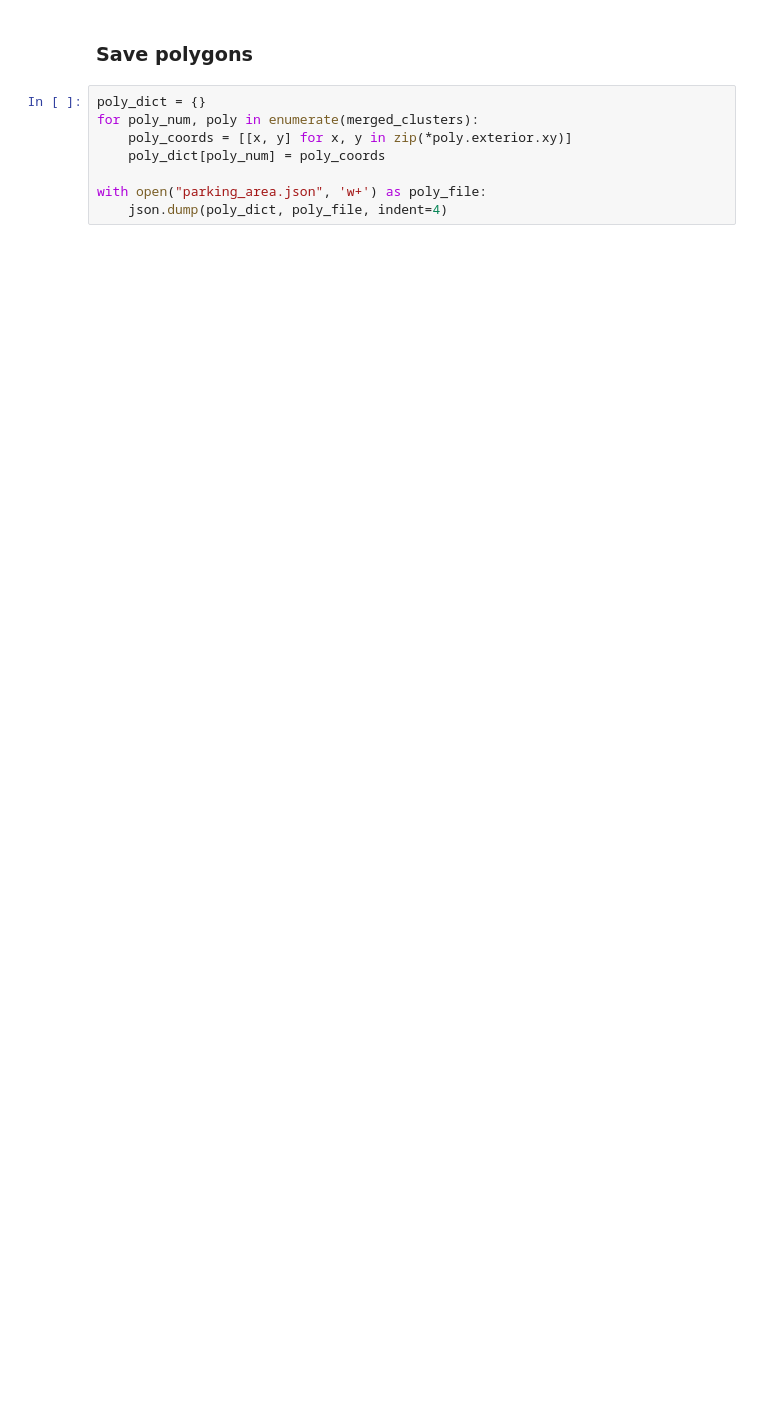
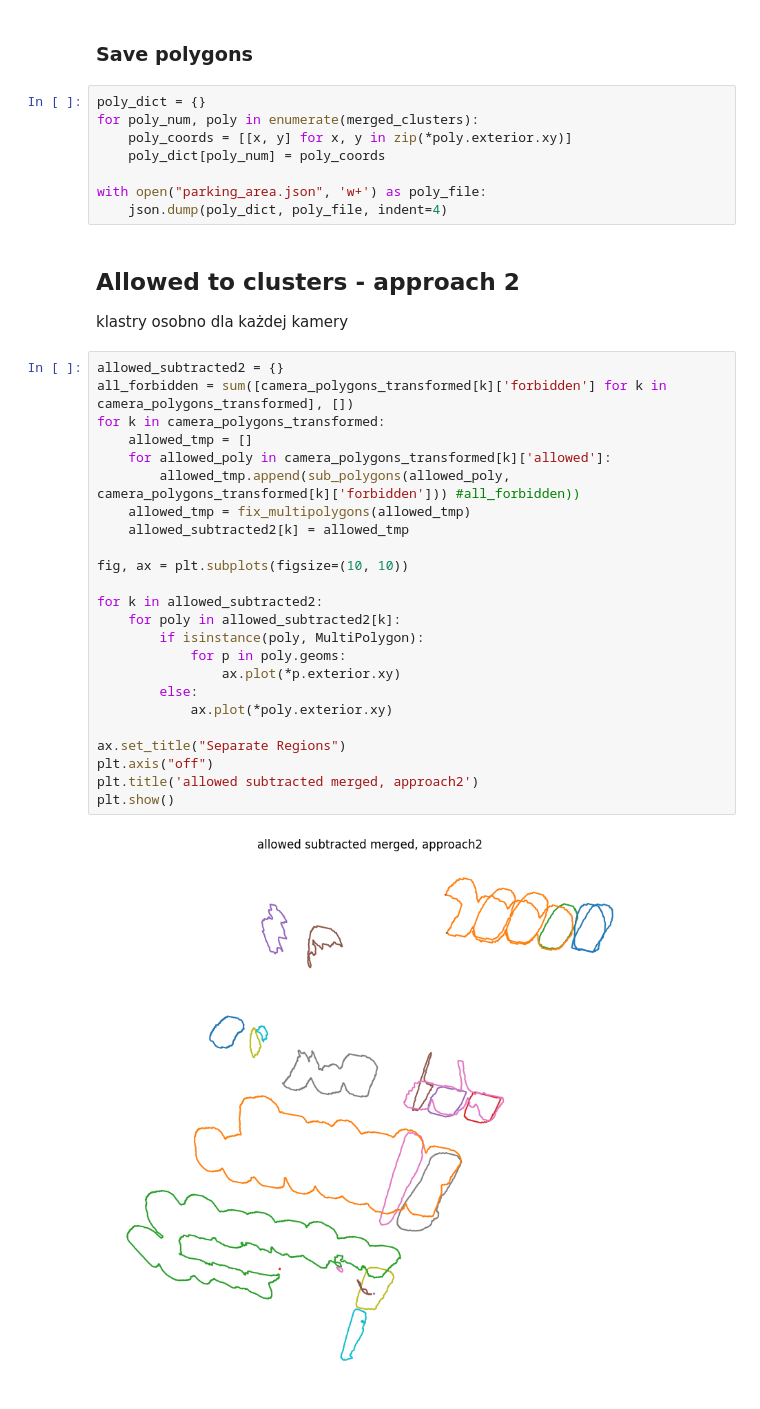
Before and after one commit to Trawirr/ParkingApp, a Jupyter notebook: image_processing/allowed_to_top_down.ipynb, the cells around one changed output. Saved outputs shown, nothing was run; the diff lists cells and outputs as text; blank space fills up the shorter version.

```diff
--- a/image_processing/allowed_to_top_down.ipynb
+++ b/image_processing/allowed_to_top_down.ipynb
@@ -480,3 +482,32 @@ for poly_num, poly in enumerate(merged_clusters):
 
 with open("parking_area.json", 'w+') as poly_file:
     json.dump(poly_dict, poly_file, indent=4)
+# %% [markdown]
+## Allowed to clusters - approach 2
+klastry osobno dla każdej kamery
+# %%
+allowed_subtracted2 = {}
+all_forbidden = sum([camera_polygons_transformed[k]['forbidden'] for k in camera_polygons_transformed], [])
+for k in camera_polygons_transformed:
+    allowed_tmp = []
+    for allowed_poly in camera_polygons_transformed[k]['allowed']:
+        allowed_tmp.append(sub_polygons(allowed_poly, camera_polygons_transformed[k]['forbidden'])) #all_forbidden))
+    allowed_tmp = fix_multipolygons(allowed_tmp)
+    allowed_subtracted2[k] = allowed_tmp
+
+fig, ax = plt.subplots(figsize=(10, 10))
+
+for k in allowed_subtracted2:
+    for poly in allowed_subtracted2[k]:
+        if isinstance(poly, MultiPolygon):
+            for p in poly.geoms:
+                ax.plot(*p.exterior.xy)
+        else:
+            ax.plot(*poly.exterior.xy)
+
+ax.set_title("Separate Regions")
+plt.axis("off")
+plt.title('allowed subtracted merged, approach2')
+plt.show()
+# %% [output]
+[figure, added]
```
Also changed, not shown: parts of 6 cells of this notebook.
